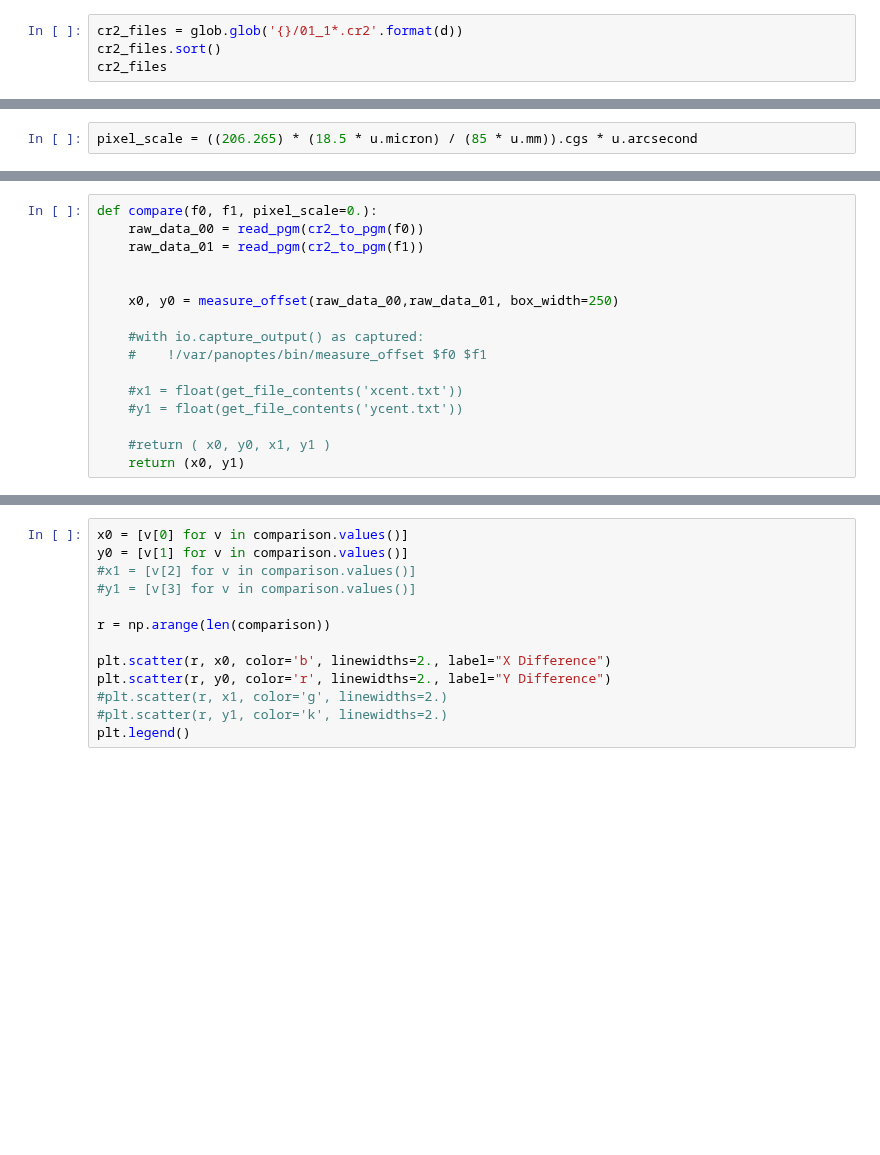
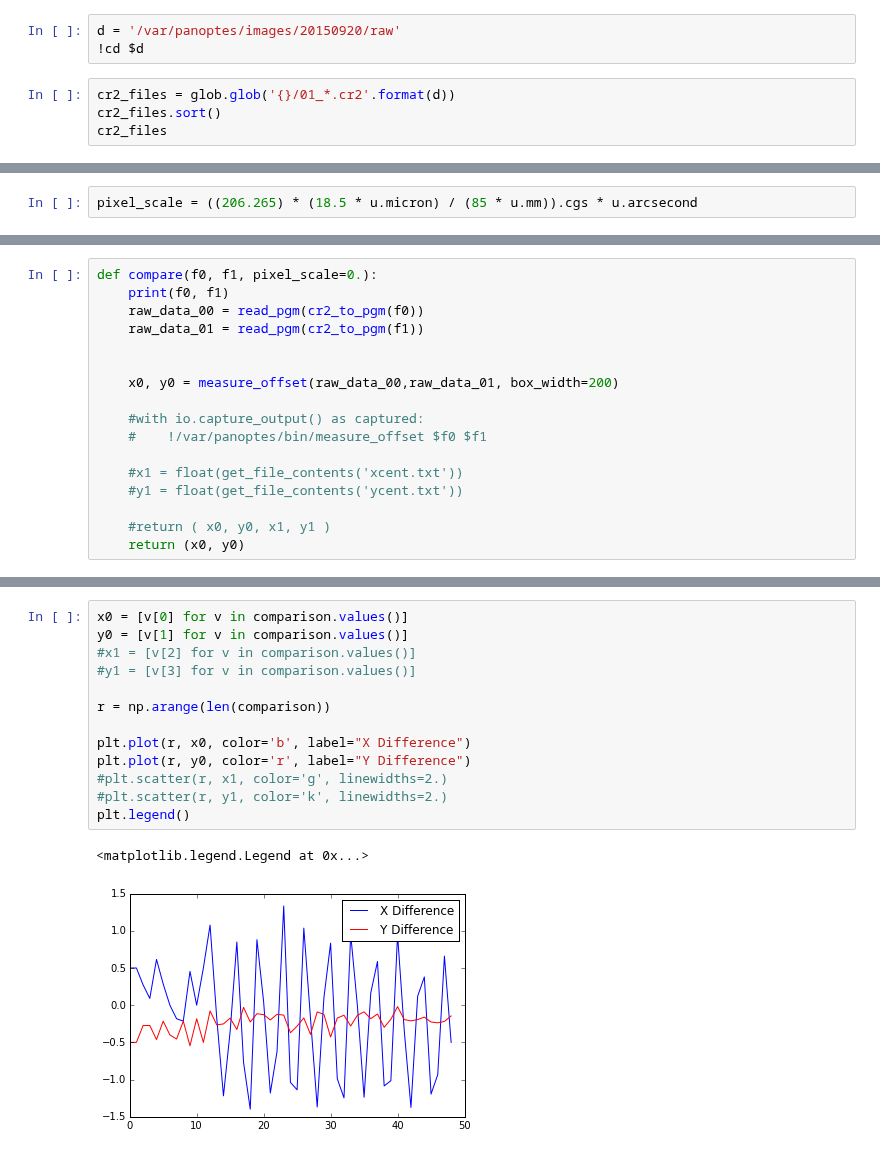
Before and after one commit to panoptes/POCS, a Jupyter notebook: examples/notebooks/Image Processing.ipynb, the cells around one changed output, grey strips where cells are left out. Saved outputs shown, nothing was run; the diff lists cells and outputs as text; blank space fills up the shorter version.

```diff
--- a/examples/notebooks/Image Processing.ipynb
+++ b/examples/notebooks/Image Processing.ipynb
@@ -47,5 +43,8 @@ cd $d
+# %%
+d = '/var/panoptes/images/20150920/raw'
+!cd $d
 # %%
-cr2_files = glob.glob('{}/01_1*.cr2'.format(d))
+cr2_files = glob.glob('{}/01_*.cr2'.format(d))
 cr2_files.sort()
 cr2_files
 # %% [output]
@@ -75,10 +92,11 @@ Automatic pdb calling has been turned ON
 # %%
 def compare(f0, f1, pixel_scale=0.):
+    print(f0, f1)
     raw_data_00 = read_pgm(cr2_to_pgm(f0))
     raw_data_01 = read_pgm(cr2_to_pgm(f1))
 
 
-    x0, y0 = measure_offset(raw_data_00,raw_data_01, box_width=250)
+    x0, y0 = measure_offset(raw_data_00,raw_data_01, box_width=200)
 
     #with io.capture_output() as captured:
     #    !/var/panoptes/bin/measure_offset $f0 $f1
@@ -87,7 +105,7 @@ def compare(f0, f1, pixel_scale=0.):
     #y1 = float(get_file_contents('ycent.txt'))
 
     #return ( x0, y0, x1, y1 )
-    return (x0, y1)
+    return (x0, y0)
 # %%
 comparison = {}
 
@@ -110,15 +153,18 @@ ipdb> print(same_target)
 # %%
 x0 = [v[0] for v in comparison.values()]
 y0 = [v[1] for v in comparison.values()]
 #x1 = [v[2] for v in comparison.values()]
 #y1 = [v[3] for v in comparison.values()]
 
 r = np.arange(len(comparison))
 
-plt.scatter(r, x0, color='b', linewidths=2., label="X Difference")
-plt.scatter(r, y0, color='r', linewidths=2., label="Y Difference")
+plt.plot(r, x0, color='b', label="X Difference")
+plt.plot(r, y0, color='r', label="Y Difference")
 #plt.scatter(r, x1, color='g', linewidths=2.)
 #plt.scatter(r, y1, color='k', linewidths=2.)
 plt.legend()
+# %% [output]
+<matplotlib.legend.Legend at 0x...>
+[figure, added]
 # %%
 x1 * pixel_scale.to(u.ms)
```
Also changed, not shown: parts of 7 cells of this notebook.
